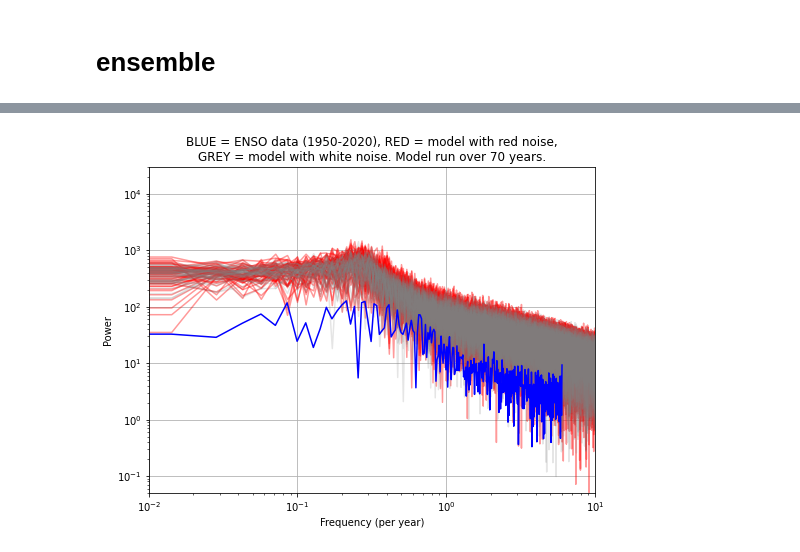
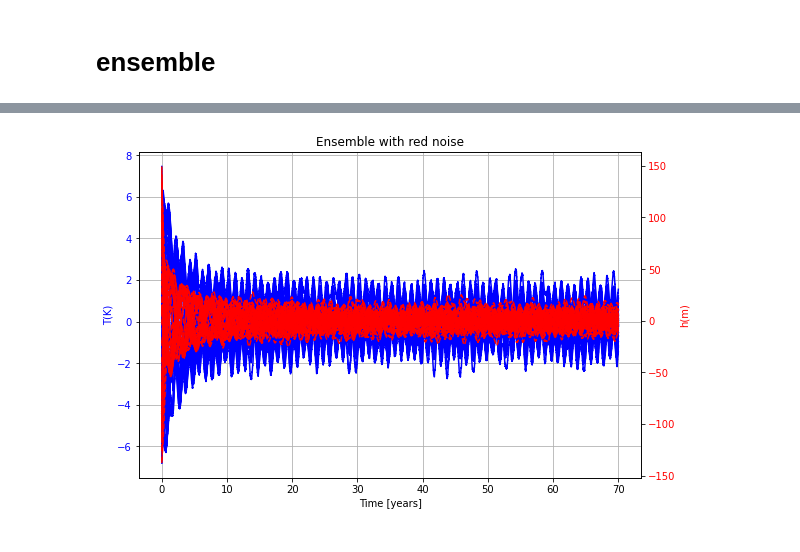
Before and after one commit to oceanography-rookie/THE_LAST_SOAC, a Jupyter notebook: THE_LAST_SOAC.ipynb, the cells around one changed output, grey strips where cells are left out. Drawn from its saved outputs; the diff is of its cells as text; code cells hidden in the pictures.

Commit message:
I updated ensemble plots, and changed to long time series

```diff
--- a/THE_LAST_SOAC.ipynb
+++ b/THE_LAST_SOAC.ipynb
@@ -373,13 +377,13 @@ xlim = np.linspace(0,time,n-1)
 
 T=-1.5/7.5
 h=h0
-mu=0.75
+mu=0.7
 b=b0*mu
 R=gama * b - c
-epsilon=0.6
+epsilon=0.1
 f_ann=0.1
 f_ran=0.2
-tao=12*30/60 # 12 months.  must divide this by 2 months to non-dimensional
+tau=12*30/60 # 12 months.  must divide this by 2 months to non-dimensional
 T_arr, h_arr =[],[]
 r=0.33#correlation coefficient
 s = np.sqrt(1 - r**2)
@@ -388,7 +392,7 @@ w[0]=(2*random.random()-1)
 
 for i in range(1,n):
     w[i]=(r*w[i-1]+ s*(2*random.random()-1))
-    xi = f_ann*np.cos(2*np.pi*(i+1)/tau/60) + f_ran*w[i]
+    xi = f_ann*np.cos(2*np.pi*(i+1)/tau/60) + f_ran*w[i]  # red noise
     T_arr.append(T)
     h_arr.append(h)
     T,h = rungeKutta(T,h)
@@ -412,88 +466,50 @@ Text(0.5, 1.0, 'a simulated 70-year time series of T with red noise')
 # %%
 T=T0
 h=h0
-mu=0.75
+mu=0.7
 b=b0*mu
 R=gama * b - c
-epsilon=0.6
+epsilon=0.1
 f_ann=0.1
-f_ran=0.1
-tao=12*30*60 # 12 months.  must divide this by 2 months to non-dimensional
+f_ran=0.2
+tau=12*30/60 # 12 months.  must divide this by 2 months to non-dimensional
 
-# time = 120*7*30/60  # total time 420 months non-dimensionalise by 2 months
-time = 70*12/2 # time = 70 years
+time = 120*7*30/60 # 70 years
 dt = 1/60 # time step 1 day and also non-dimensionalise by 2 months(60 days)
 T_arr, h_arr =[],[]
 n = int(time/dt)# total number of time steps
-xlim = np.linspace(0,time,n)
+xlim = np.linspace(0,time,n-1)
 
 r=0.33#correlation coefficient
 s = np.sqrt(1 - r**2)
 w=np.zeros(n)
-w[0]=(2*random.random()-1)
+w[0]=2*random.random()-1
 
-fig = plt.figure(figsize=(8,6))
+fig = plt.figure(figsize=(9,6))
+ax = fig.add_subplot(111)
+color = 'b'
+ax.set_xlabel('Time [years]')
+ax.set_ylabel("T(K)",color=color)
+ax.tick_params(axis='y', labelcolor=color)
+ax2 = ax.twinx()
+color = 'r'
+ax2.set_ylabel("h(m)",color=color)
+ax2.tick_params(axis='y', labelcolor=color)
+ax.grid()
+plt.title("Ensemble with red noise")
 
 for j in range(51):
     T_arr, h_arr =[],[]
-    T=np.random.random_sample()  # range from 0 to 7.5K
-    h=np.random.random_sample()
+    T=(2*random.random()-1)  # range from 0 to 7.5K
+    h=(2*random.random()-1)
 
-    for i in range(0, n ):
+    for i in range(1, n ):
         w[i]=(r*w[i-1]+ s*(2*random.random()-1))
-        xi = f_ann*np.cos(2*np.pi*(i+1)/tao/60) + f_ran*w[i]   #annual forcing + red noise
+        xi =  f_ann*np.cos(2*np.pi*(i+1)/tau/60) + f_ran*w[i]  # red noise
         T_arr.append(T)
         h_arr.append(h)
         T,h = rungeKutta(T,h)
-
-    data=np.array(T_arr)*7.5
-    ft = np.fft.rfft(data)
-    freqs = np.fft.rfftfreq(len(data), 1) # Get frequency axis from the time axis
-    mags = abs(ft)
-    plt.grid()
-    plt.loglog(freqs*360, mags, color="red",alpha=0.4)
-
-for j in range(51):
-    T_arr, h_arr =[],[]
-    T=np.random.random_sample()  # range from 0 to 7.5K
-    h=np.random.random_sample()
-
-    for i in range(0, n ):
-        w=(2*random.random()-1)
-        xi = f_ann * np.cos(2*np.pi * (i+1) /60/tao) + f_ran*w #annual forcing + white noise
-
-        T_arr.append(T)
-        h_arr.append(h)
-        T,h = rungeKutta(T,h)
-
-    data=np.array(T_arr)*7.5
-    ft = np.fft.rfft(data)
-    freqs = np.fft.rfftfreq(len(data), 1) # Get frequency axis from the time axis
-    mags = abs(ft)
-    plt.grid()
-    plt.loglog(freqs*360, mags,color="gray",alpha=0.2)
-
-
-nino3=pd.read_csv('nino34.csv', sep=',',header=None)
-months=np.tile(range(12),len(nino3))
-years=np.repeat(nino3.iloc[:, 0].values,12)
-data=nino3.iloc[:,1:].values.flatten()
-d = {'years':years,'months':months,'data':data}
-df = pd.DataFrame(data=d)
-df_index=pd.date_range(start='1870-01-01',freq='MS',periods=1812)
-df.set_index(df_index,inplace=True)
-df=df['1950':'2020-5']
-x=df.data.values
-ft = np.fft.rfft(x)
-freqs = np.fft.rfftfreq(len(x), 1) # Get frequency axis from the time axis
-mags = abs(ft)
-plt.grid()
-plt.loglog(freqs*12, mags,color='b',label='real data')
-plt.ylabel('Power')
-plt.xlabel('Frequency (per year)')
-plt.xlim(1e-2,1e1)
-plt.ylim(5e-2,3e4)
-plt.title('BLUE = ENSO data (1950-2020), RED = model with red noise,\nGREY = model with white noise. Model run over 70 years.')
-plt.savefig(output + 'ENSO_FourierSpectrum')
+    ax.plot(xlim*2/12, np.array(T_arr)*7.5,color='b',label="T(K)")
+    ax2.plot(xlim*2/12, np.array(h_arr)*150,'--',color='r',label="h(m)")
 # %% [output]
-[figure, old version]
+[figure, new version]
```
Also changed, not shown: parts of 14 cells of this notebook, 3 other files.
